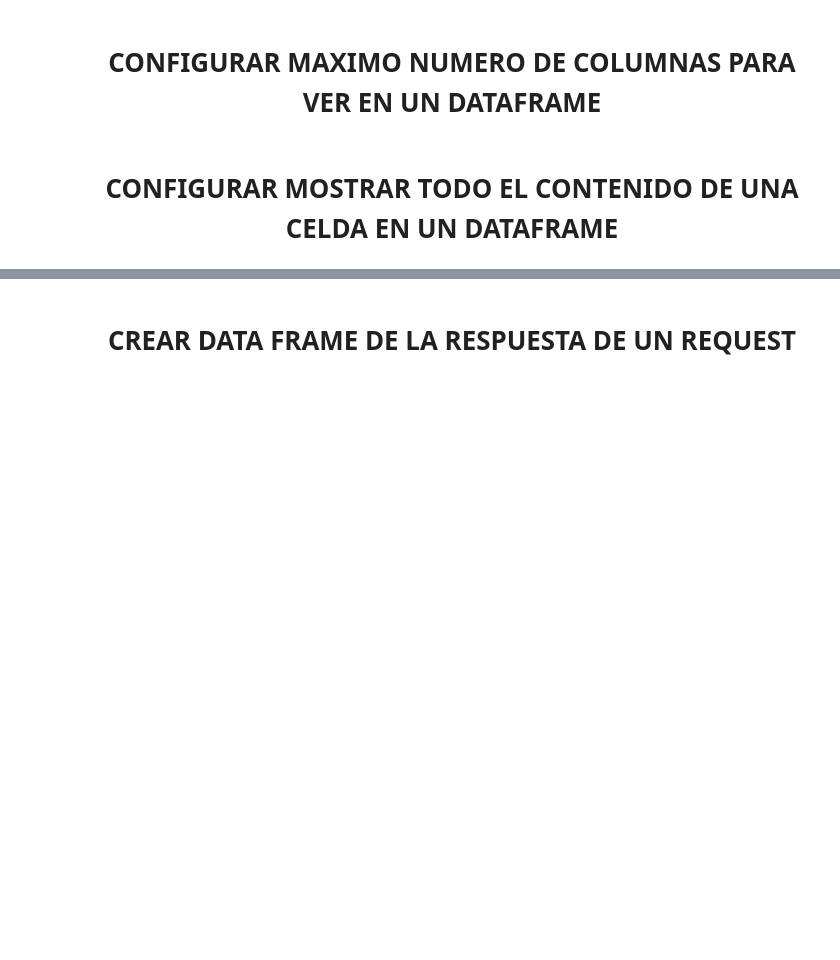
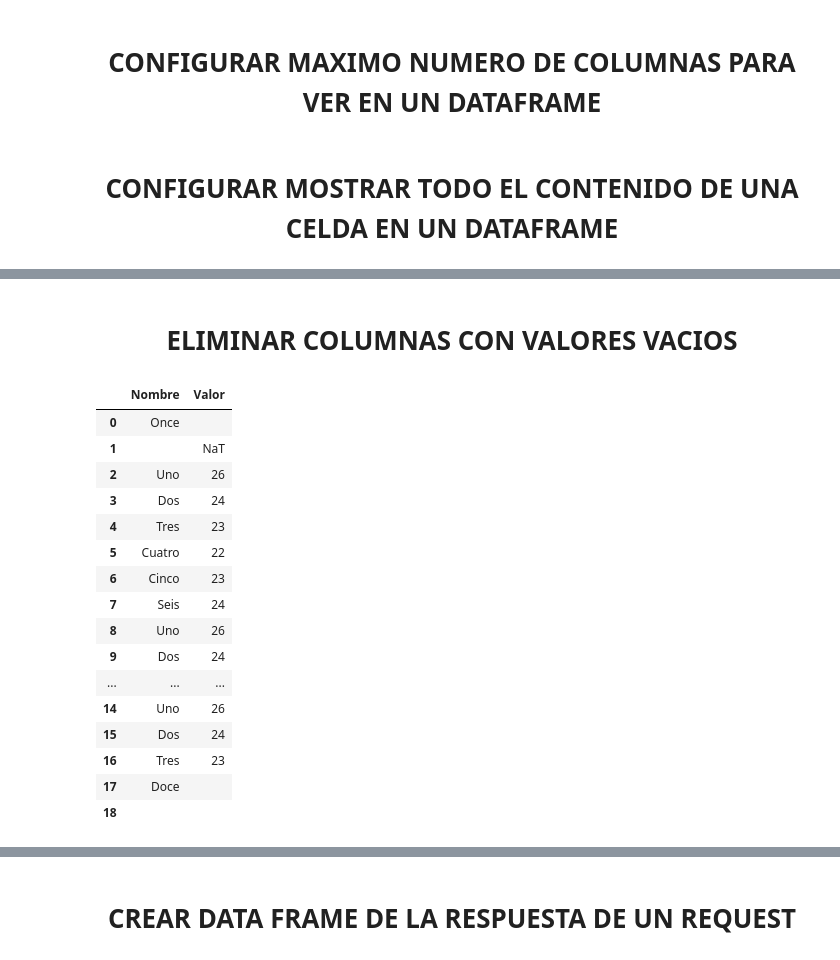
Before and after one commit to JorgeCardona/skills, a Jupyter notebook: Python/Notebooks/Pandas_Tips.ipynb, the cells around one changed output, grey strips where cells are left out. Saved outputs shown, nothing was run; the diff lists cells and outputs as text; code cells hidden in the pictures; blank space fills up the shorter version.

```diff
--- a/Python/Notebooks/Pandas_Tips.ipynb
+++ b/Python/Notebooks/Pandas_Tips.ipynb
@@ -24,0 +55,22 @@ pd.set_option('display.max_colwidth', None)
+# %% [markdown]
+# <center> ELIMINAR COLUMNAS CON VALORES VACIOS</center>
+# %%
+dataframe_diccionario.dropna(how = 'all', axis = 1)
+# %% [output]
+|  | Nombre | Valor |
+| 0 | Once |  |
+| 1 |  | NaT |
+| 2 | Uno | 26 |
+| 3 | Dos | 24 |
+| 4 | Tres | 23 |
+| 5 | Cuatro | 22 |
+| 6 | Cinco | 23 |
+| 7 | Seis | 24 |
+| 8 | Uno | 26 |
+| 9 | Dos | 24 |
+| ... | ... | ... |
+| 14 | Uno | 26 |
+| 15 | Dos | 24 |
+| 16 | Tres | 23 |
+| 17 | Doce |  |
+| 18 |  |  |
```
Also changed, not shown: parts of 31 cells of this notebook.
